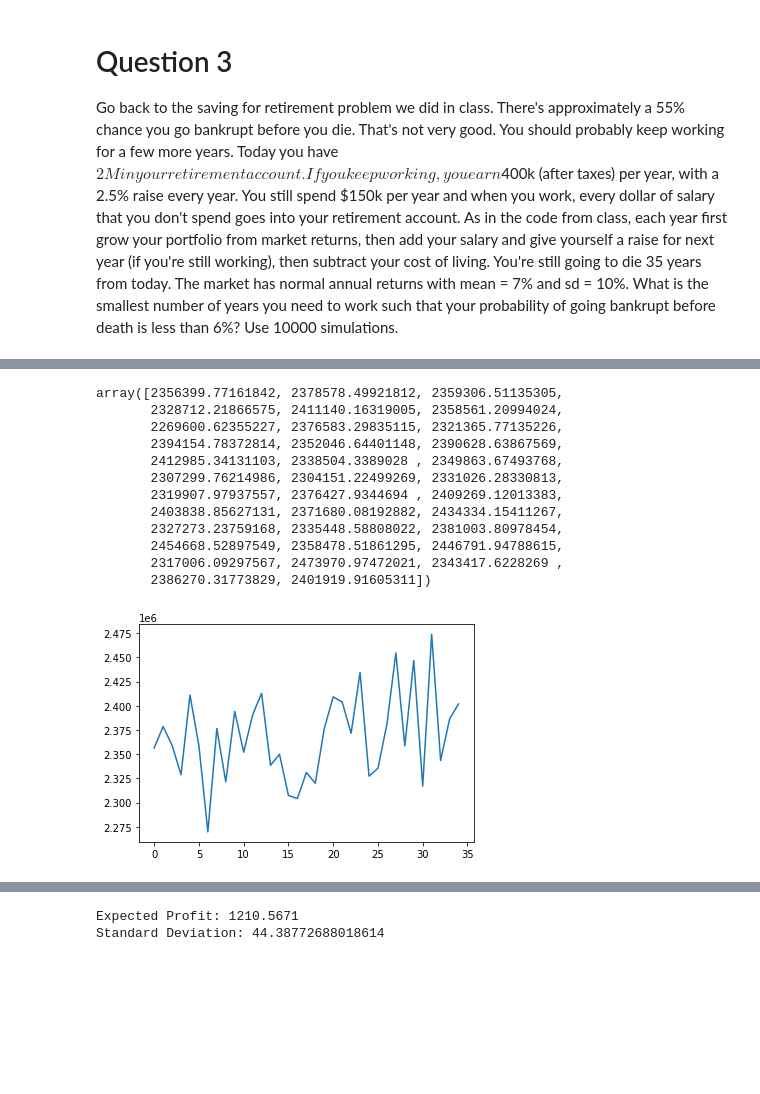
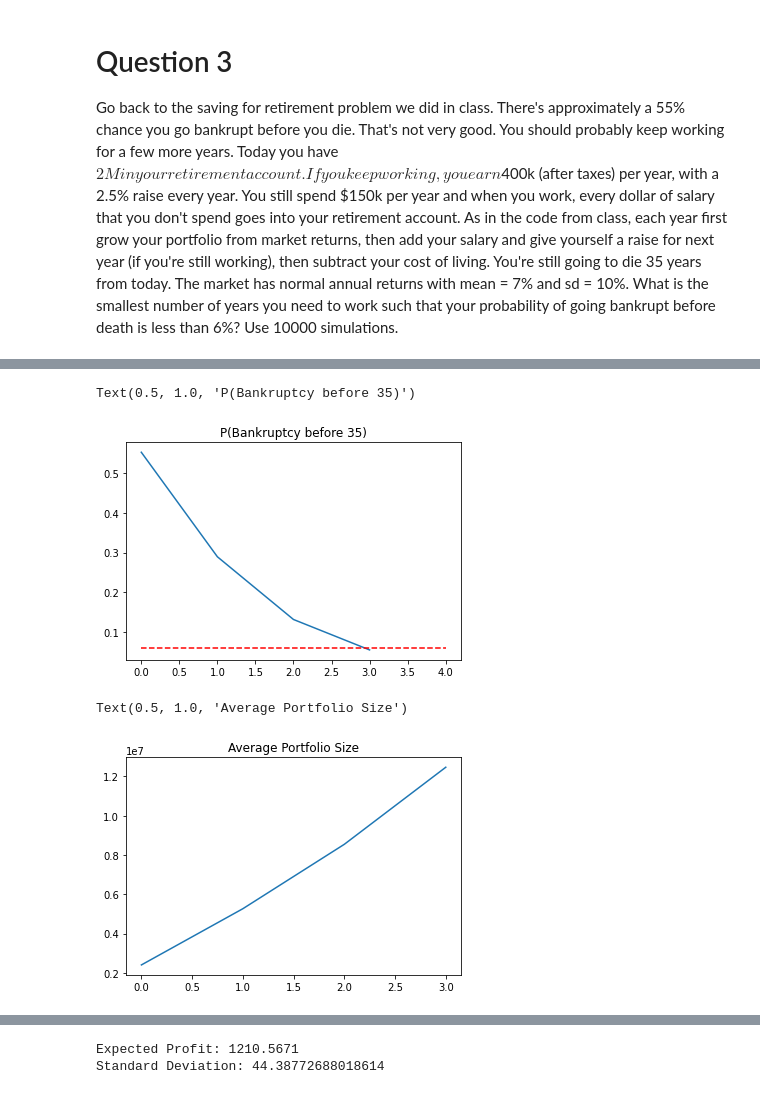
Before and after one commit to rohitashwachaks/advanced_optimisation, a Jupyter notebook: Assignments/HW2/HW2.ipynb, the cells around one changed output, grey strips where cells are left out. Drawn from its saved outputs; the diff is of its cells as text; code cells hidden in the pictures; blank space fills up the shorter version.

```diff
--- a/Assignments/HW2/HW2.ipynb
+++ b/Assignments/HW2/HW2.ipynb
@@ -293,7 +332,7 @@ for min_years_to_work in tqdm(range(35)):
     for sim in range(nsim):
         portfolio = 2000000
         salary = 400000
-        isWorking = np.where(randint(0,1) == 1, True, False)
+        isWorking = True
 
         for year in range(death):
             # market returns of 7% with 10% std
@@ -302,15 +341,16 @@ for min_years_to_work in tqdm(range(35)):
             #grow portfolio
             portfolio *= (1+mrkt_return_pct)
 
+            # Check if working
+            if year >= min_years_to_work and isWorking:
+                isWorking = np.where(randint(0,1) == 1, True, False)
+
             #Add salary if working
             if isWorking:
                 portfolio += salary
+
+                # next year's increment
                 salary *= (1+ hike)
-
-                # check if he will work next year,
-                # iff person has worked his min_years_to_work
-                if year >= min_years_to_work:
-                    isWorking = np.where(randint(0,1) == 1, True, False)
 
             #expenses
             portfolio = portfolio - 150000
@@ -324,10 +364,8 @@ for min_years_to_work in tqdm(range(35)):
 
     bankrupt_probability.append(np.mean(def_vec_rd))
     portfolio_average.append(np.mean(port_val_vec_rd))
-    # print('Probability of Going bankrupt before death:',np.mean(def_vec_rd))
     if np.mean(def_vec_rd) < 0.06:
         print(f'minimum number of years to work to avoid bankruptcy is:{min_years_to_work}')
         break
-
-bankrupt_probability
+# bankrupt_probability
 # %% [output]
@@ -351,21 +373,16 @@ bankrupt_probability
-# %%
-portfolio_average = np.array(portfolio_average)
-plt.plot(portfolio_average)
-portfolio_average
-# %% [output]
-array([2356399.77161842, 2378578.49921812, 2359306.51135305,
-       2328712.21866575, 2411140.16319005, 2358561.20994024,
-       2269600.62355227, 2376583.29835115, 2321365.77135226,
-       2394154.78372814, 2352046.64401148, 2390628.63867569,
-       2412985.34131103, 2338504.3389028 , 2349863.67493768,
-       2307299.76214986, 2304151.22499269, 2331026.28330813,
-       2319907.97937557, 2376427.9344694 , 2409269.12013383,
-       2403838.85627131, 2371680.08192882, 2434334.15411267,
-       2327273.23759168, 2335448.58808022, 2381003.80978454,
-       2454668.52897549, 2358478.51861295, 2446791.94788615,
-       2317006.09297567, 2473970.97472021, 2343417.6228269 ,
-       2386270.31773829, 2401919.91605311])
-[figure, removed]
+# %%
+plt.plot(np.array(bankrupt_probability))
+plt.hlines(0.06,0, len(bankrupt_probability), linestyles= 'dashed', colors='red')
+plt.title("P(Bankruptcy before 35)")
+# %% [output]
+Text(0.5, 1.0, 'P(Bankruptcy before 35)')
+[figure, added]
+# %%
+plt.plot(np.array(portfolio_average))
+plt.title("Average Portfolio Size")
+# %% [output]
+Text(0.5, 1.0, 'Average Portfolio Size')
+[figure, added]
 # %% [markdown]
 # Question 4
 
```
Also changed, not shown: parts of 8 cells of this notebook.
